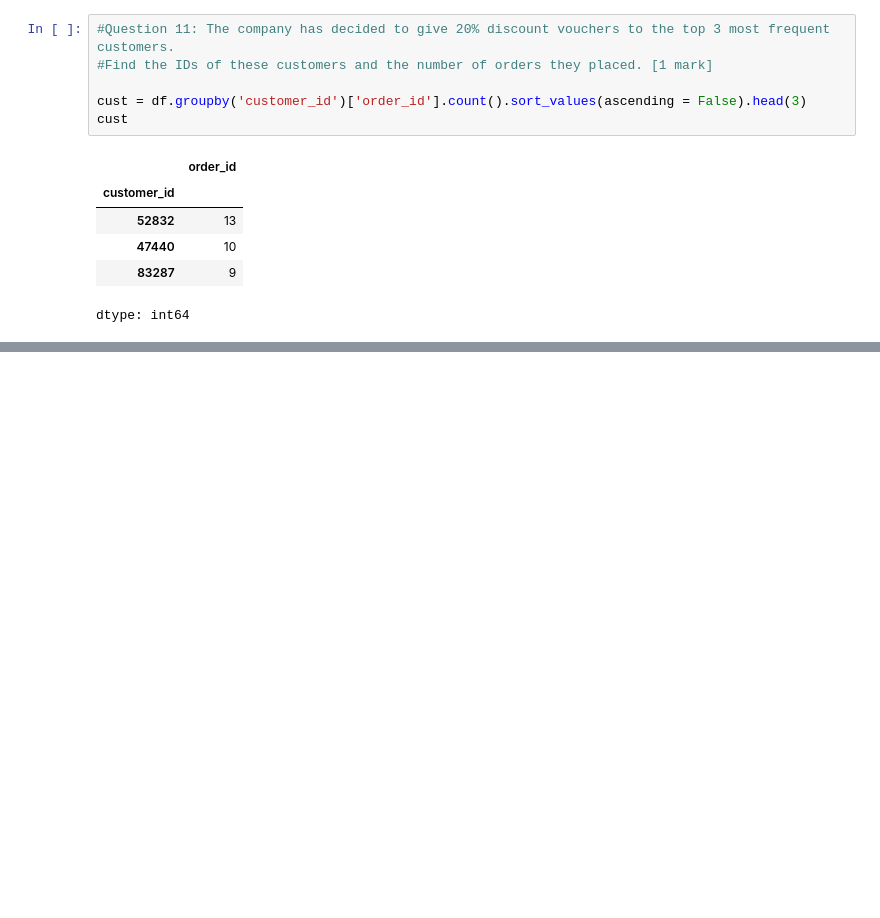
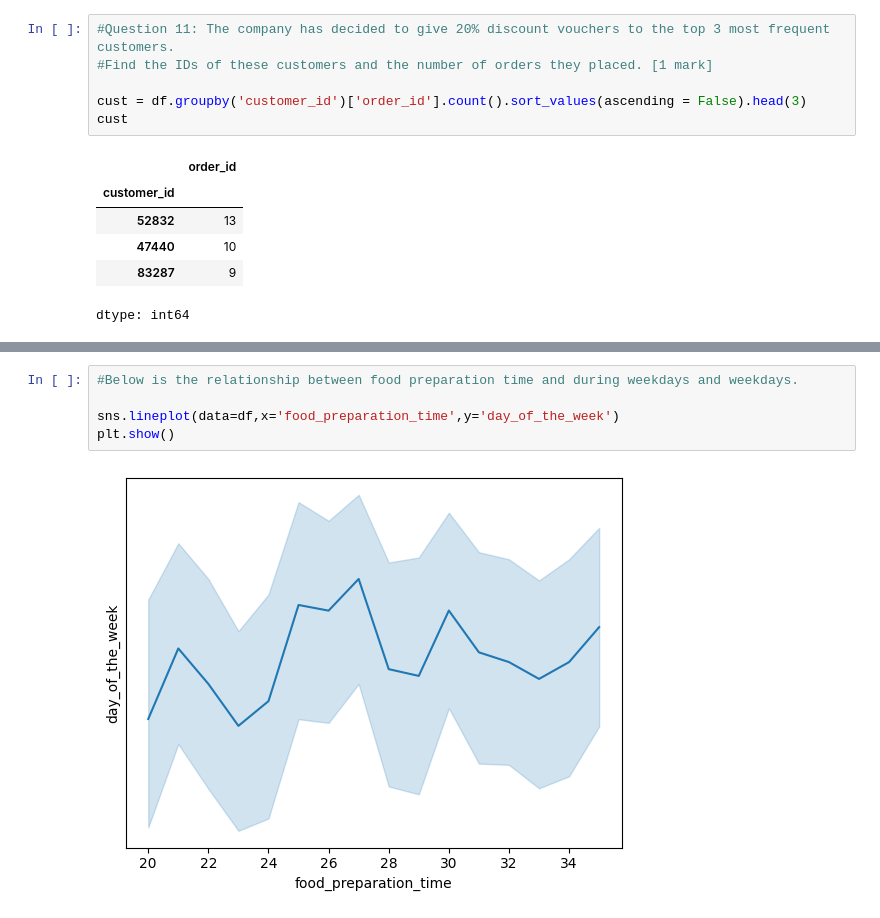
Before and after one commit to Mahal09/Python, a Jupyter notebook: Project_Week_1.ipynb, the cells around one changed output, grey strips where cells are left out. Saved outputs shown, nothing was run; the diff lists cells and outputs as text; blank space fills up the shorter version.

```diff
--- a/Project_Week_1.ipynb
+++ b/Project_Week_1.ipynb
@@ -320,0 +343,7 @@ dtype: int64
+# %%
+#Below is the relationship between food preparation time and during weekdays and weekdays.
+
+sns.lineplot(data=df,x='food_preparation_time',y='day_of_the_week')
+plt.show()
+# %% [output]
+[figure, added]
```
Also changed, not shown: parts of 23 cells of this notebook.
